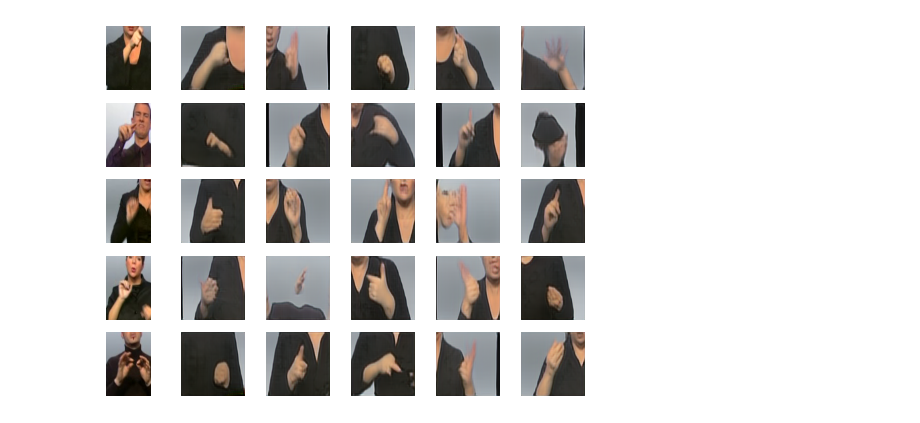
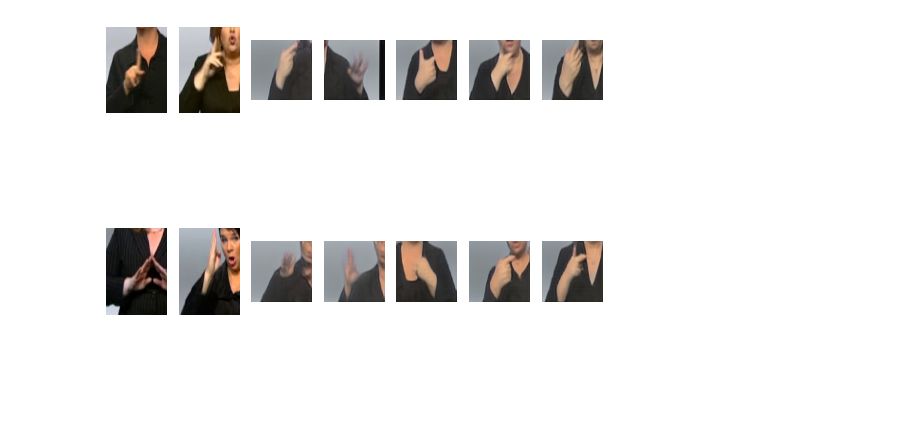
Before and after one commit to okason97/TrainingDataGeneration, a Jupyter notebook: muestras.ipynb, the cells around one changed output. Cells and saved outputs as stored; diff of their text form; code cells hidden in the pictures; blank space fills up the shorter version.

```diff
--- a/muestras.ipynb
+++ b/muestras.ipynb
@@ -1,7 +1,8 @@
 # %%
 import os
 #fake_d = '/mnt/data/datasets/rwth-SPADE-train-2022_06_27_16_44_03/train/'
-fake_d = '/mnt/sda2/datasets/ReACGAN-ADC-DiffAug-train-2022_09_02_12_25_29/train/'
+#fake_d = '/mnt/sda2/datasets/ReACGAN-ADC-DiffAug-train-2022_09_02_12_25_29/train/'
+fake_d = './classifier_results/real/rwth/ReACGAN-ADC-DiffAug-train-2022_09_02_12_25_29/train/'
 real_d = '/mnt/sda2/datasets/rwth/train/'
 # %%
 import matplotlib.pyplot as plt
@@ -23,6 +24,6 @@ def showImagesHorizontally(real_d, fake_d, n_real, n_fake, classes):
             axs[i, j+n_real].axis('off')
 # %%
 classes = os.listdir(real_d)
-showImagesHorizontally(real_d, fake_d, 1, 5, classes[10:15])
+showImagesHorizontally(real_d, fake_d, 2, 5, classes[8:10])
 # %% [output]
-[figure, old version]
+[figure, new version]
```
Also changed, not shown: 16 other files.
